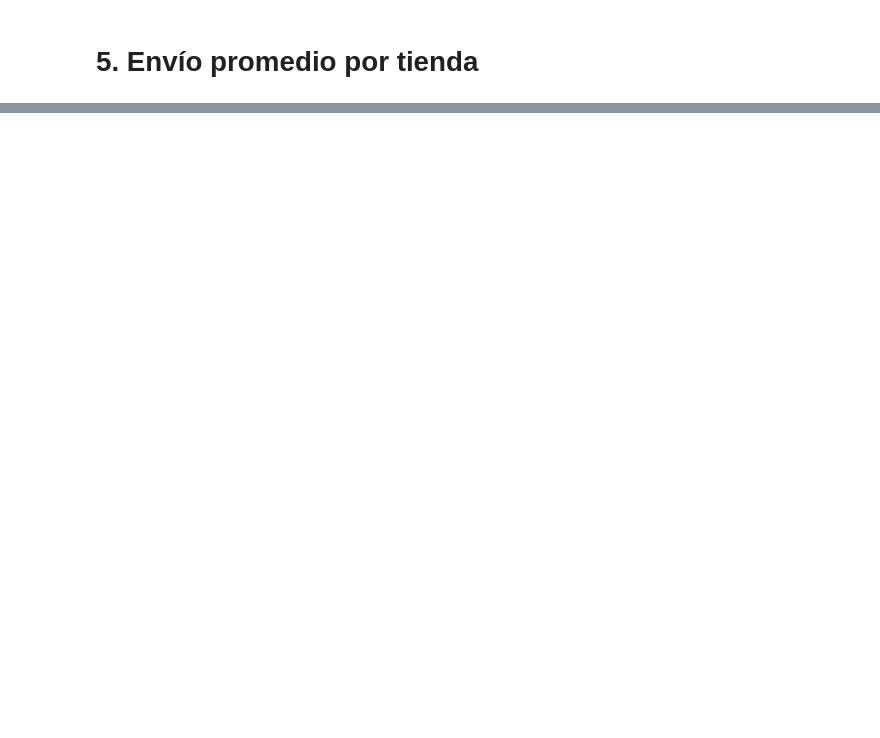
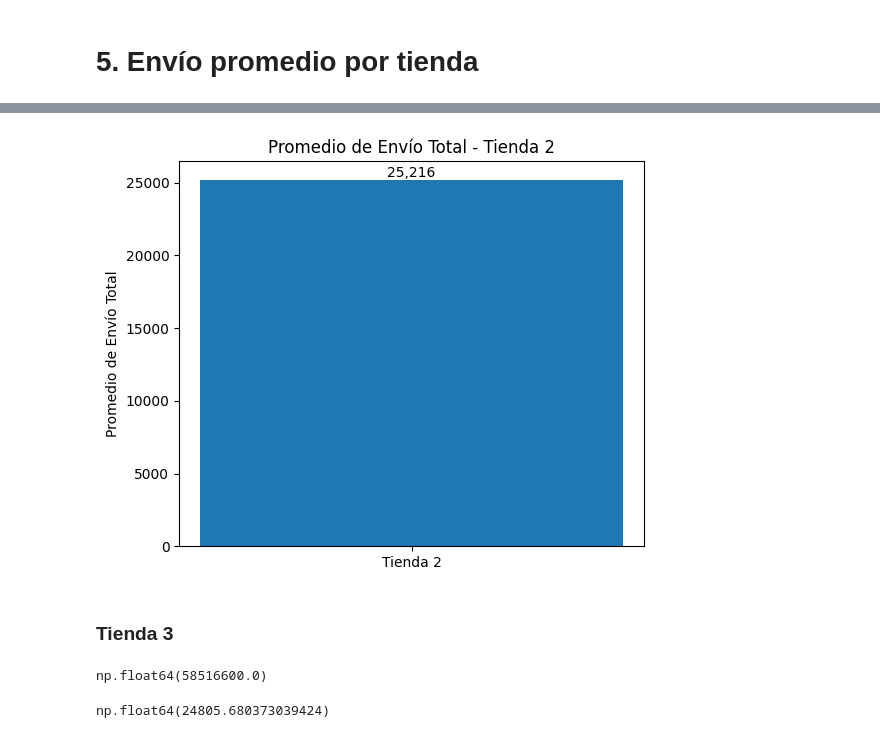
Before and after one commit to FernandoC1998/AluraStore_FCG, a Jupyter notebook: AluraStoreLatam.ipynb, the cells around one changed output, grey strips where cells are left out. Drawn from its saved outputs; the diff is of its cells as text; code cells hidden in the pictures; blank space fills up the shorter version.

```diff
--- a/AluraStoreLatam.ipynb
+++ b/AluraStoreLatam.ipynb
@@ -329,0 +548,30 @@ df_promedios
+# %%
+plt.figure(figsize=(6,5))
+bar = plt.bar('Tienda 2', prom_envio_tienda2)
+
+plt.title('Promedio de Envío Total - Tienda 2')
+plt.ylabel('Promedio de Envío Total')
+
+
+plt.text(
+    bar[0].get_x() + bar[0].get_width() / 2,
+    bar[0].get_height(),
+    f'{prom_envio_tienda2:,.0f}',
+    ha='center',
+    va='bottom'
+)
+plt.show()
+# %% [output]
+[figure, added]
+# %% [markdown]
+### **Tienda 3**
+# %%
+costo_envio_tienda3 = tienda3['Costo de envío'].sum()
+costo_envio_tienda3
+# %% [output]
+np.float64(58516600.0)
+# %%
+prom_envio_tienda3 = tienda3['Costo de envío'].mean()
+prom_envio_tienda3
+# %% [output]
+np.float64(24805.680373039424)
```
Also changed, not shown: parts of 35 cells of this notebook.
